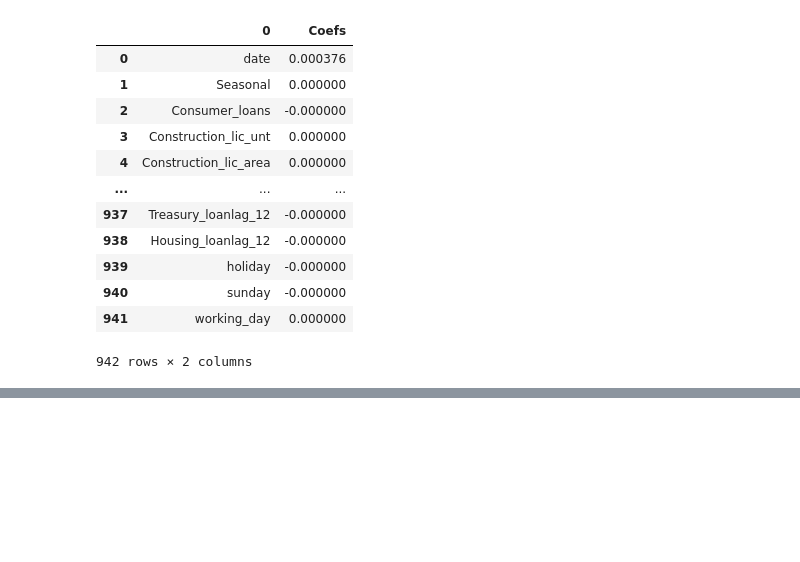
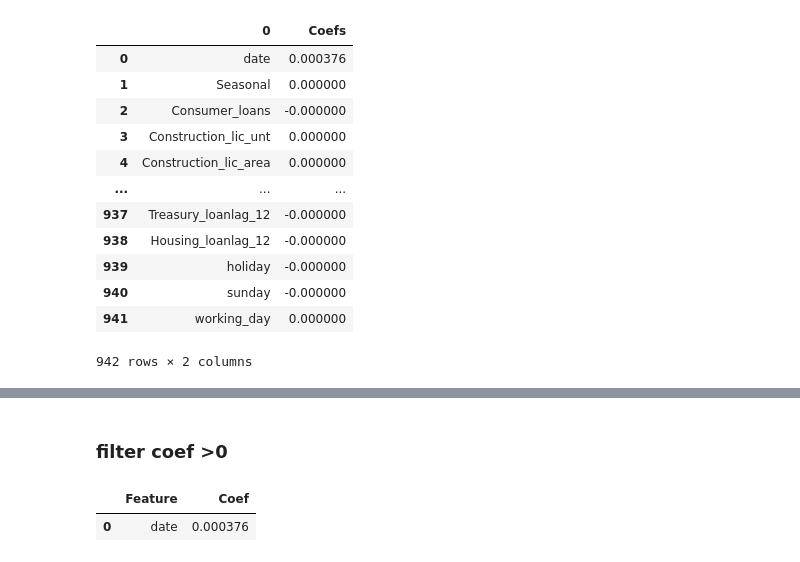
Before and after one commit to JF11579/Adelphi, a Jupyter notebook: Colab_4_Joe_Sandbox.ipynb, the cells around one changed output, grey strips where cells are left out. Saved outputs shown, nothing was run; the diff lists cells and outputs as text; code cells hidden in the pictures; blank space fills up the shorter version.

```diff
--- a/Colab_4_Joe_Sandbox.ipynb
+++ b/Colab_4_Joe_Sandbox.ipynb
@@ -544,0 +520,2 @@ top_40_select_cols_df
+# %%
+pd.set_option('display.float_format', lambda x: '%.40f' % x)
@@ -544,0 +539,9 @@ top_40_select_cols_df
+# %% [markdown]
+### filter coef >0
+# %%
+df_3 = df2[df2['Coef'] >0]
+# %%
+df_3
+# %% [output]
+|  | Feature | Coef |
+| 0 | date | 0.000376 |
```
Also changed, not shown: parts of 51 cells of this notebook.
